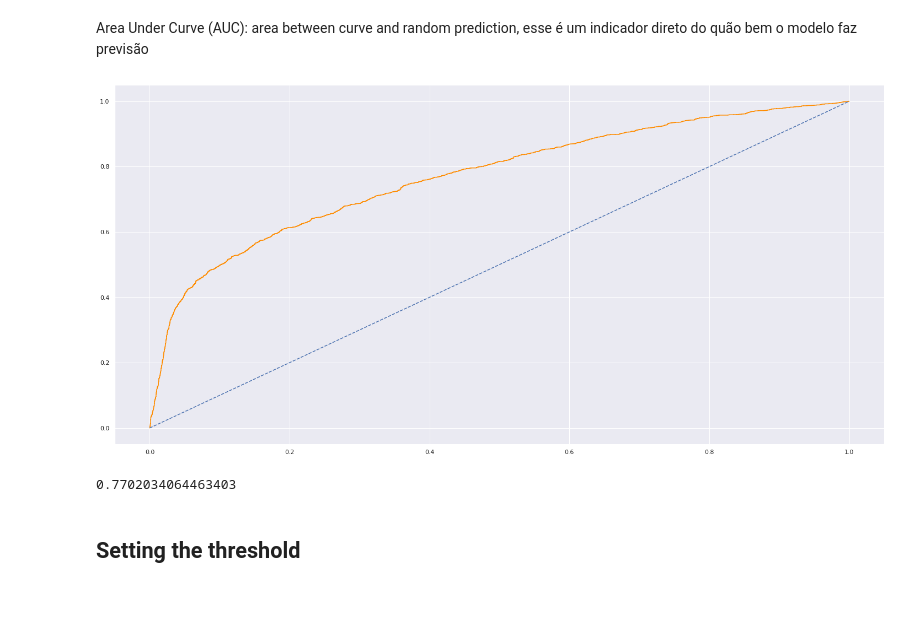
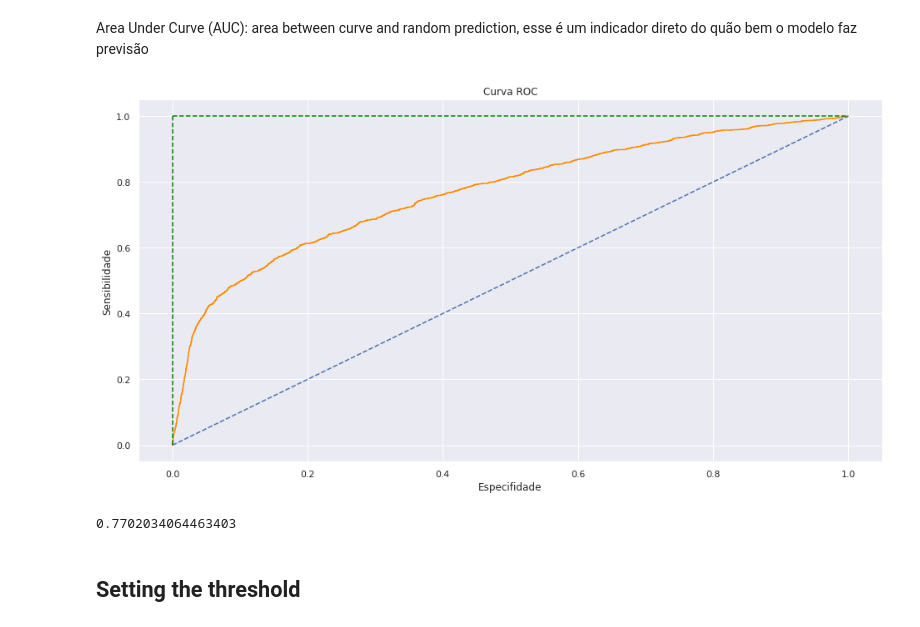
Before and after one commit to alexhenriquepineda/Credit-Risk, a Jupyter notebook: ciclo01.ipynb, the cells around one changed output. Drawn from its saved outputs; the diff is of its cells as text; code cells hidden in the pictures; blank space fills up the shorter version.

```diff
--- a/ciclo01.ipynb
+++ b/ciclo01.ipynb
@@ -272,7 +274,7 @@ X_train, X_test, Y_train, y_test = train_test_split(X, y, test_size=.4, random_s
 # %%
 from sklearn.linear_model import LogisticRegression
 # %%
-model = LogisticRegression(solver='lbfgs')
+model = LogisticRegression(solver='lbfgs', max_iter=1000)
 # %%
 model.fit(X_train, np.ravel(Y_train))
 # %% [output]
@@ -374,20 +380,41 @@ A linha laranja representa a previsão do modelo e a pontilhada azul representa
 Area Under Curve (AUC): area between curve and random prediction, esse é um indicador direto do quão bem o modelo faz previsão
 # %%
 prob_default = preds[:, 1]
-# %%
-from sklearn.metrics import roc_curve
-fallout, sensitivity, thresholds = roc_curve(y_test, prob_default)
-plt.plot(fallout, sensitivity, color = 'darkorange')
-plt.plot([0, 1], [0,1], linestyle='--')
-plt.show()
-# %% [output]
-[figure, removed]
-# %%
-from sklearn.metrics import roc_auc_score
-auc = roc_auc_score(y_test, prob_default)
-auc
-# %% [output]
-0.7702034064463403
+# %%
+from sklearn.metrics import roc_curve
+#Avalia o desempenho do modelo a partir da relação entre a taxa de VP (sensibilidade) e a taxa de falsos positivos (especificidade) para diferentes limites
+# Especificidade = VN / VN + FP - taxa de casos que a categoria 0 foi classifcada errada como 1
+# Sensibilidade = VP / VP + FN - taxa de casos que a categoria 1 foi classificada corretamente
+
+
+
+#tfp = taxa falsos positivos
+#tvp = taxa verdadeiros positivos
+
+tfp, tvp, limite = roc_curve(y_test, prob_default)
+plt.title('Curva ROC')
+plt.xlabel('Especifidade')
+plt.ylabel('Sensibilidade')
+plt.plot(tfp, tvp, color = 'darkorange')
+plt.plot([0, 1], [0,1], linestyle='--')
+plt.plot([0, 0], [1, 0], ls='--', c='green'), plt.plot([1, 1], ls='--', c='green')
+plt.show()
+# %% [output]
+[figure, added]
+# %%
+from sklearn.metrics import roc_auc_score
+auc = roc_auc_score(y_test, prob_default)
+auc
+
+#area sob a curva roc
+
+#Convenção estatística:
+#area < 0,7 - baixa discriminação
+#0.7 <= area < 0.8 - discriminação aceitável
+#0.8 <= area <0.9 - discriminação excelente
+#area > 0.9 - discriminação excepcional
+# %% [output]
+0.7702034064463403
 # %% [markdown]
 ## Setting the threshold
 # %%
```
Also changed, not shown: parts of 34 cells of this notebook.
